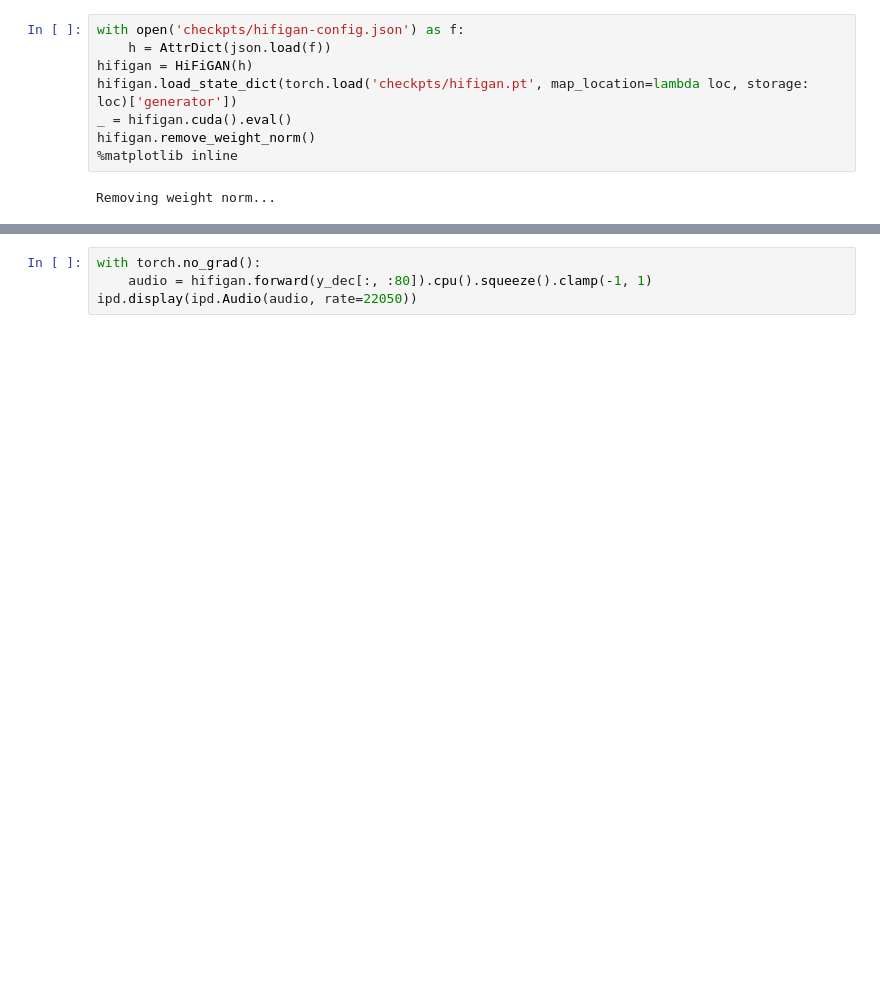
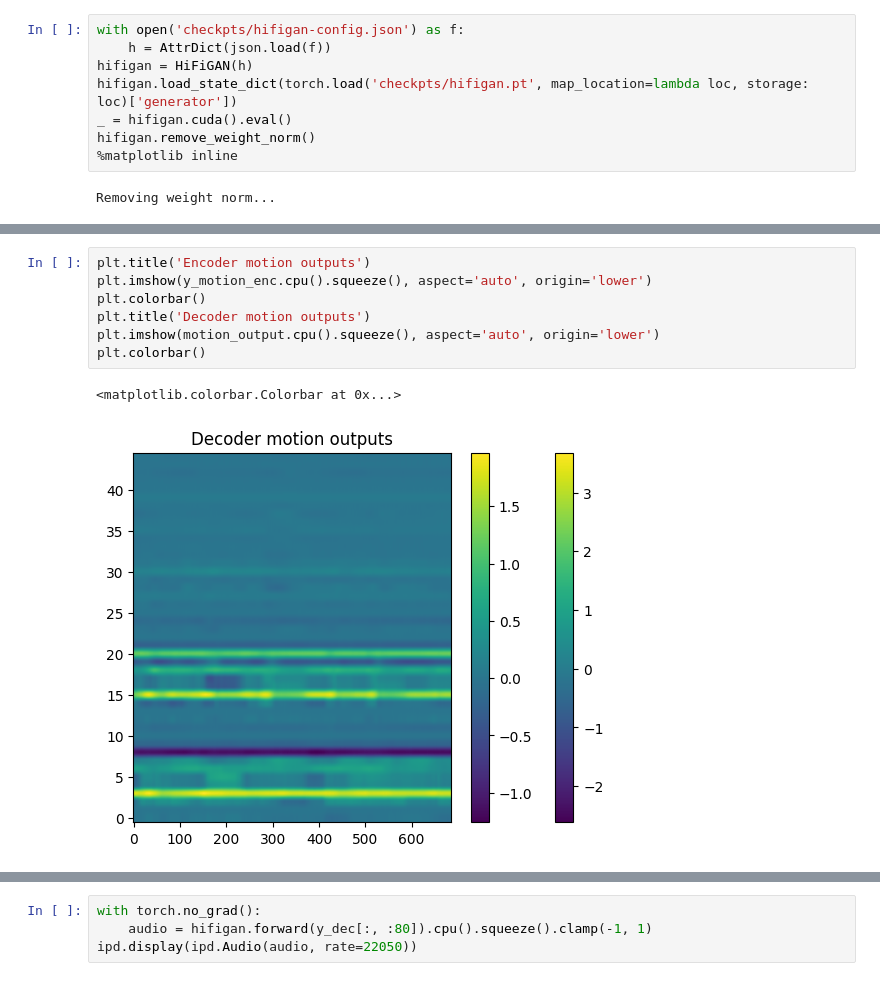
Before and after one commit to shivammehta25/Grad-TTS_Repo, a Jupyter notebook: Grad-TTS/inference.ipynb, the cells around one changed output, grey strips where cells are left out. Cells and saved outputs as stored; diff of their text form; blank space fills up the shorter version.

```diff
--- a/Grad-TTS/inference.ipynb
+++ b/Grad-TTS/inference.ipynb
@@ -132,3 +124,13 @@ Grad-TTS RTF: 0.2903096022658519
+# %%
+plt.title('Encoder motion outputs')
+plt.imshow(y_motion_enc.cpu().squeeze(), aspect='auto', origin='lower')
+plt.colorbar()
+plt.title('Decoder motion outputs')
+plt.imshow(motion_output.cpu().squeeze(), aspect='auto', origin='lower')
+plt.colorbar()
+# %% [output]
+<matplotlib.colorbar.Colorbar at 0x...>
+[figure, added]
 # %%
 y_dec.shape, y_motion_dec.shape
 # %% [output]
```
Also changed, not shown: parts of 13 cells of this notebook, 7 other files.
